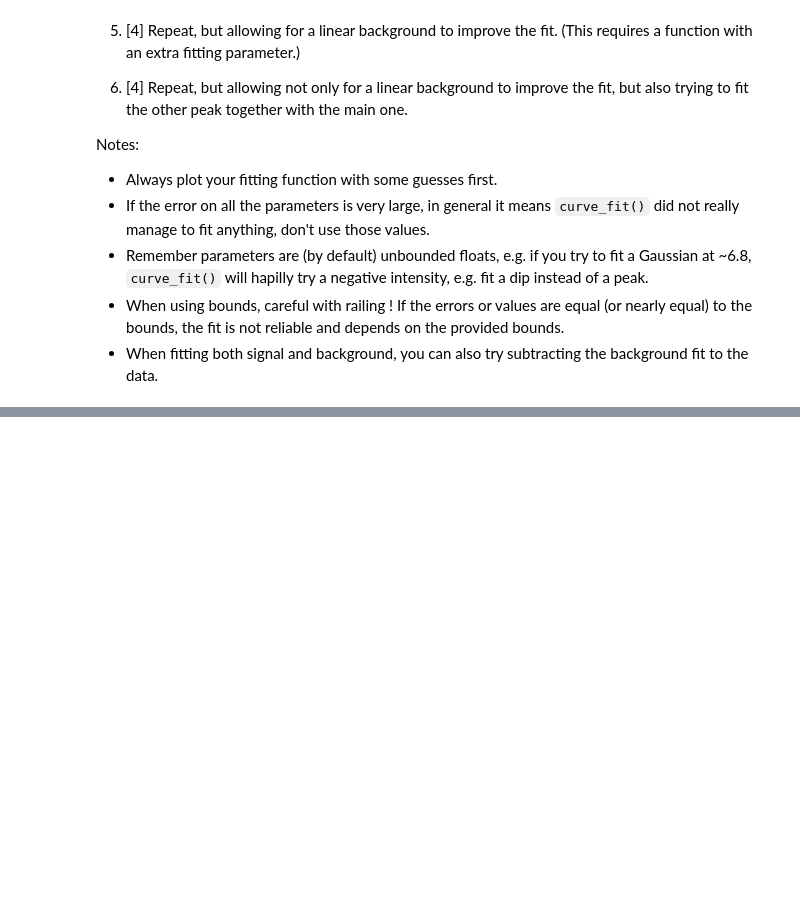
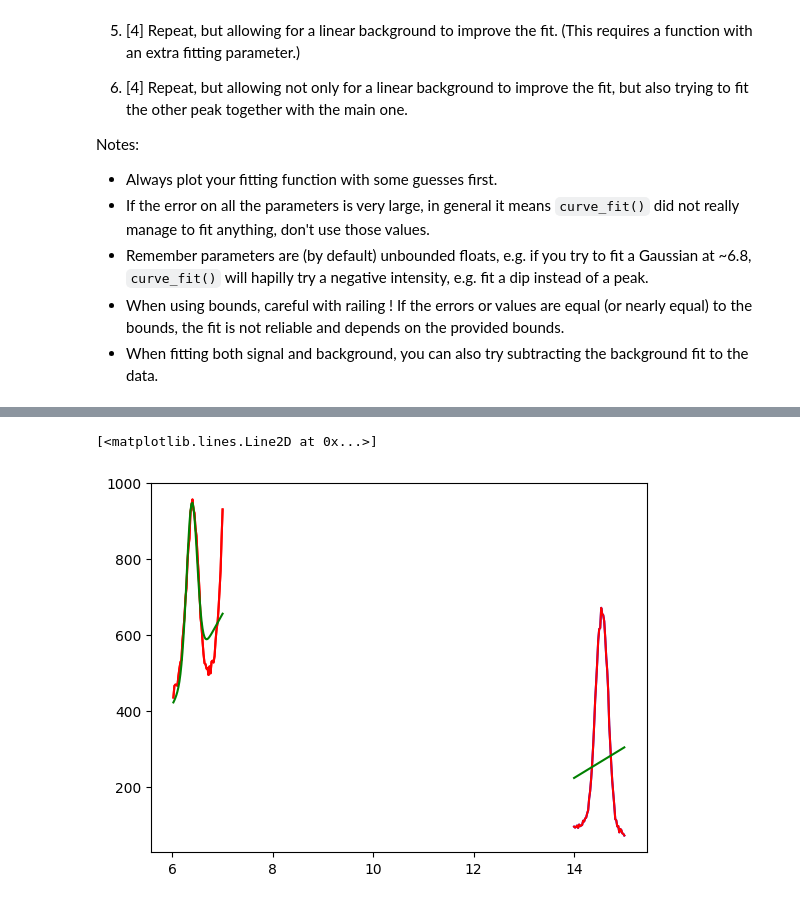
Before and after one commit to PX2145-2025/week-4-b-Williams-Carys, a Jupyter notebook: Curvefit.ipynb, the cells around one changed output, grey strips where cells are left out. Drawn from its saved outputs; the diff is of its cells as text; code cells hidden in the pictures; blank space fills up the shorter version.

```diff
--- a/Curvefit.ipynb
+++ b/Curvefit.ipynb
@@ -305,0 +336,21 @@ Gau_background(x, intensity, mu, sigma, bckg)
+# %%
+angles_selected1 = df['angle'][(df['angle'] >= 6) & (df['angle'] <= 7)]
+counts_selected1 = df['I'][(df['angle'] >= 6) & (df['angle'] <= 7)]
+angles_selected2 = df['angle'][(df['angle'] >= 14) & (df['angle'] <= 15)]
+counts_selected2 = df['I'][(df['angle'] >=14) & (df['angle'] <= 15)]
+def Gau(x, intensity, mu, sigma):
+  return intensity/(sigma*(np.sqrt(2*np.pi)))*(np.exp(-(((x-mu)**2)/(2*(sigma**2)))))
+plt.plot(angles_selected1, counts_selected1,'r')
+plt.plot(angles_selected2, counts_selected2,'b')
+x = np.linspace(min(angles_selected1), max(angles_selected1))
+y = np.linspace(min(angles_selected2), max(angles_selected2))
+guess = [1475, 6.5, 0.1, 10, 400]
+popt1, pcov = curve_fit(Gau_Background, angles_selected1, counts_selected1, p0=guess)
+popt2, pcov = curve_fit(Gau_Background, angles_selected2, counts_selected2, p0=guess)
+plt.plot(angles_selected1, counts_selected1, 'r', label='data')
+plt.plot(angles_selected2, counts_selected2, 'r', label='data')
+plt.plot(x, Gau_Background(x, *popt1), 'g', label='fitted curve')
+plt.plot(y, Gau_Background(y, *popt2), 'g', label='fitted curve')
+# %% [output]
+[<matplotlib.lines.Line2D at 0x...>]
+[figure, added]
```
Also changed, not shown: parts of 4 cells of this notebook.
